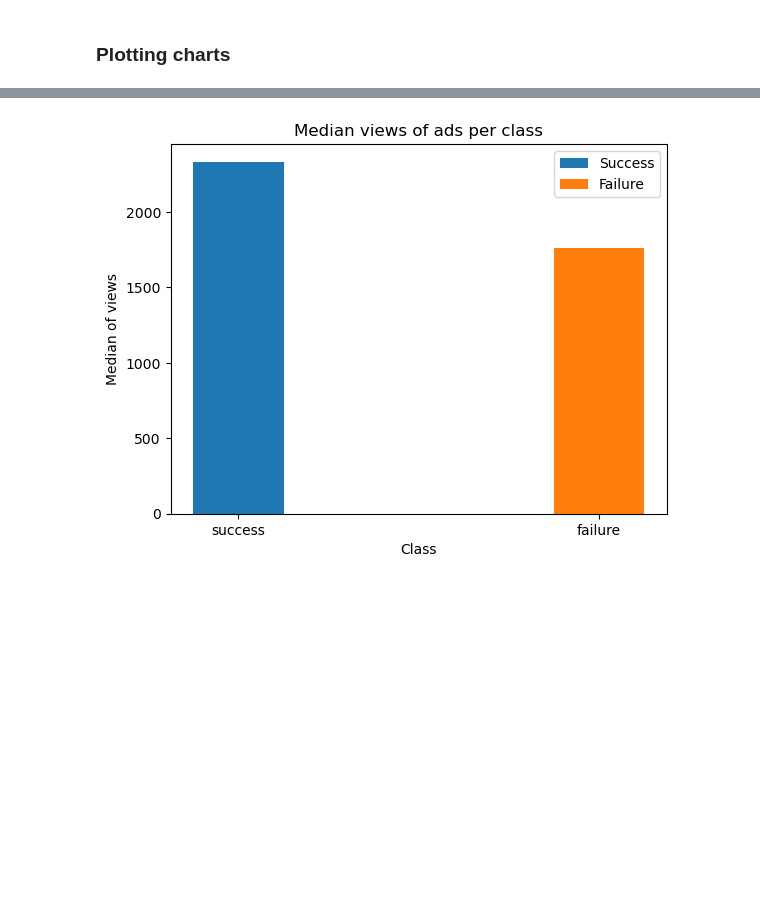
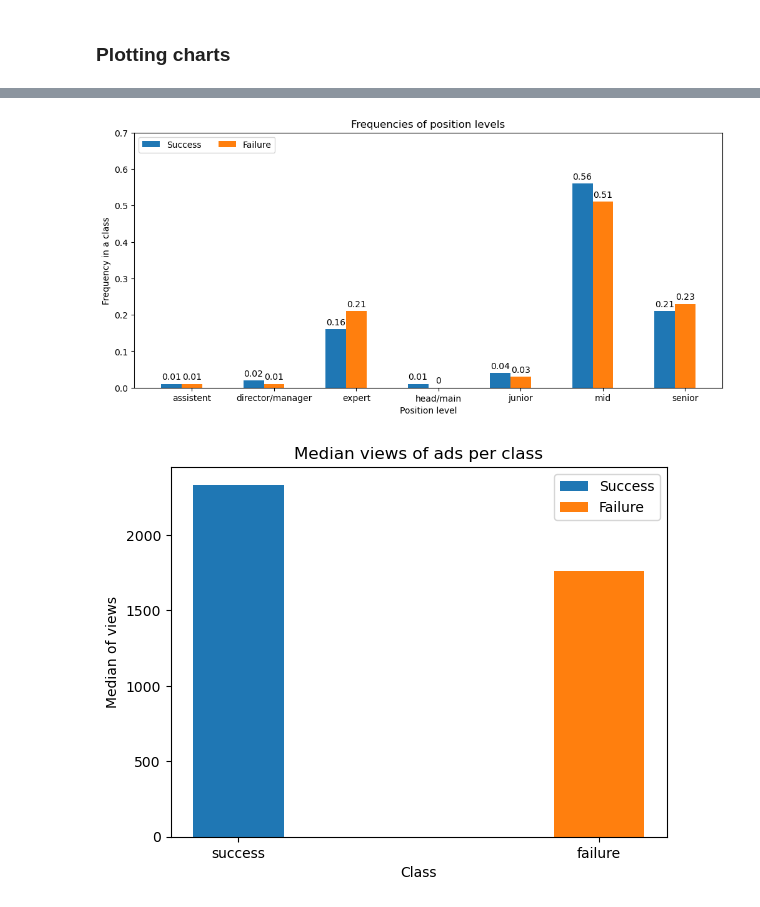
Before and after one commit to BERENZ/2024-mgr-sluzba-cywilna, a Jupyter notebook: Python/Code/EDA.ipynb, the cells around one changed output, grey strips where cells are left out. Saved outputs shown, nothing was run; the diff lists cells and outputs as text; code cells hidden in the pictures; blank space fills up the shorter version.

```diff
--- a/Python/Code/EDA.ipynb
+++ b/Python/Code/EDA.ipynb
@@ -109,3 +132,22 @@ display_grouped_bar_chart(
+# %%
+# Frequencies for position levels (junior, senior, etc.)
+
+# Rounding numbers for more clarity in the chart.
+rounded_position_levels_success_values = []
+rounded_position_levels_failure_values = []
+
+for number in position_levels_success["frequency"].values:
+    rounded_position_levels_success_values.append(round(number, 2))
+for number in position_levels_failure["frequency"].values:
+    rounded_position_levels_failure_values.append(round(number, 2))
+
+display_grouped_bar_chart(
+    ('assistent', 'director/manager', 'expert', 'head/main', 'junior', 'mid', 'senior'), rounded_position_levels_success_values,
+    rounded_position_levels_failure_values, 'Position level',
+    'Frequency in a class', 'Frequencies of position levels', 0.70, placement='upper left', chart_width=10
+)
+# %% [output]
+[figure, added]
 # %%
 # Median views on the website.
 
```
Also changed, not shown: parts of 7 cells of this notebook, 1 other file.
